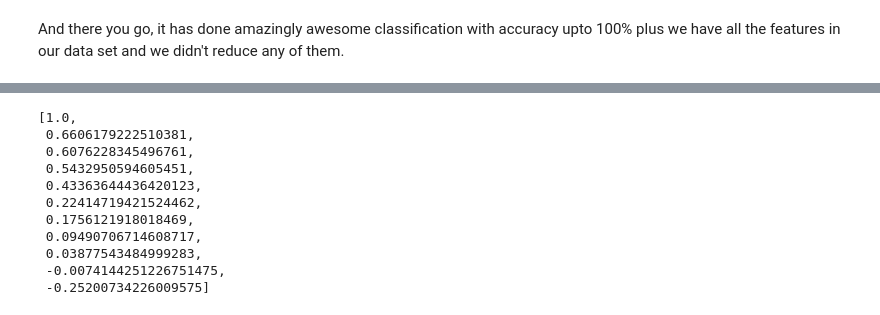
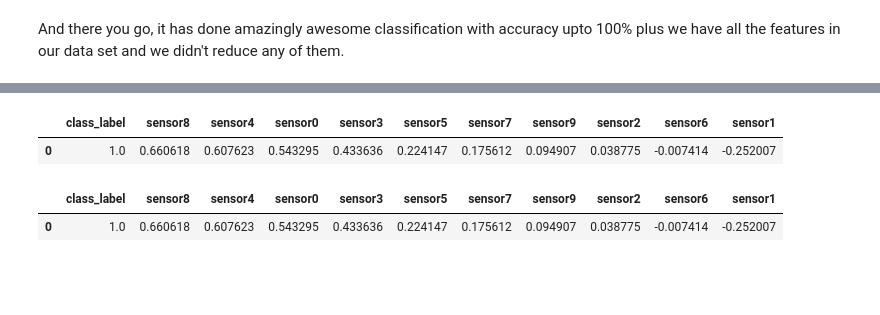
Before and after one commit to umairgillani93/DS-projects, a Jupyter notebook: SensorProject_2.ipynb, the cells around one changed output, grey strips where cells are left out. Drawn from its saved outputs; the diff is of its cells as text; code cells hidden in the pictures; blank space fills up the shorter version.

```diff
--- a/SensorProject_2.ipynb
+++ b/SensorProject_2.ipynb
@@ -422 +597,6 @@ with open('LogRegression', 'wb') as f:
+# %%
+ranked_corr_df
+# %% [output]
+|  | class_label | sensor8 | sensor4 | sensor0 | sensor3 | sensor5 | sensor7 | sensor9 | sensor2 | sensor6 | sensor1 |
+| 0 | 1.0 | 0.660618 | 0.607623 | 0.543295 | 0.433636 | 0.224147 | 0.175612 | 0.094907 | 0.038775 | -0.007414 | -0.252007 |
 # %%
@@ -426,15 +607 @@ with open('ranked_correlations.csv', 'w') as file:
     thewriter.writerow(ranked_correlations)
-# %%
-ranked_correlations
-# %% [output]
-[1.0,
- 0.6606179222510381,
- 0.6076228345496761,
- 0.5432950594605451,
- 0.43363644436420123,
- 0.22414719421524462,
- 0.1756121918018469,
- 0.09490706714608717,
- 0.03877543484999283,
- -0.0074144251226751475,
- -0.25200734226009575]
@@ -440,0 +610,5 @@ ranked_correlations
+# %%
+csv_test
+# %% [output]
+|  | class_label | sensor8 | sensor4 | sensor0 | sensor3 | sensor5 | sensor7 | sensor9 | sensor2 | sensor6 | sensor1 |
+| 0 | 1.0 | 0.660618 | 0.607623 | 0.543295 | 0.433636 | 0.224147 | 0.175612 | 0.094907 | 0.038775 | -0.007414 | -0.252007 |
```
Also changed, not shown: parts of 36 cells of this notebook.
